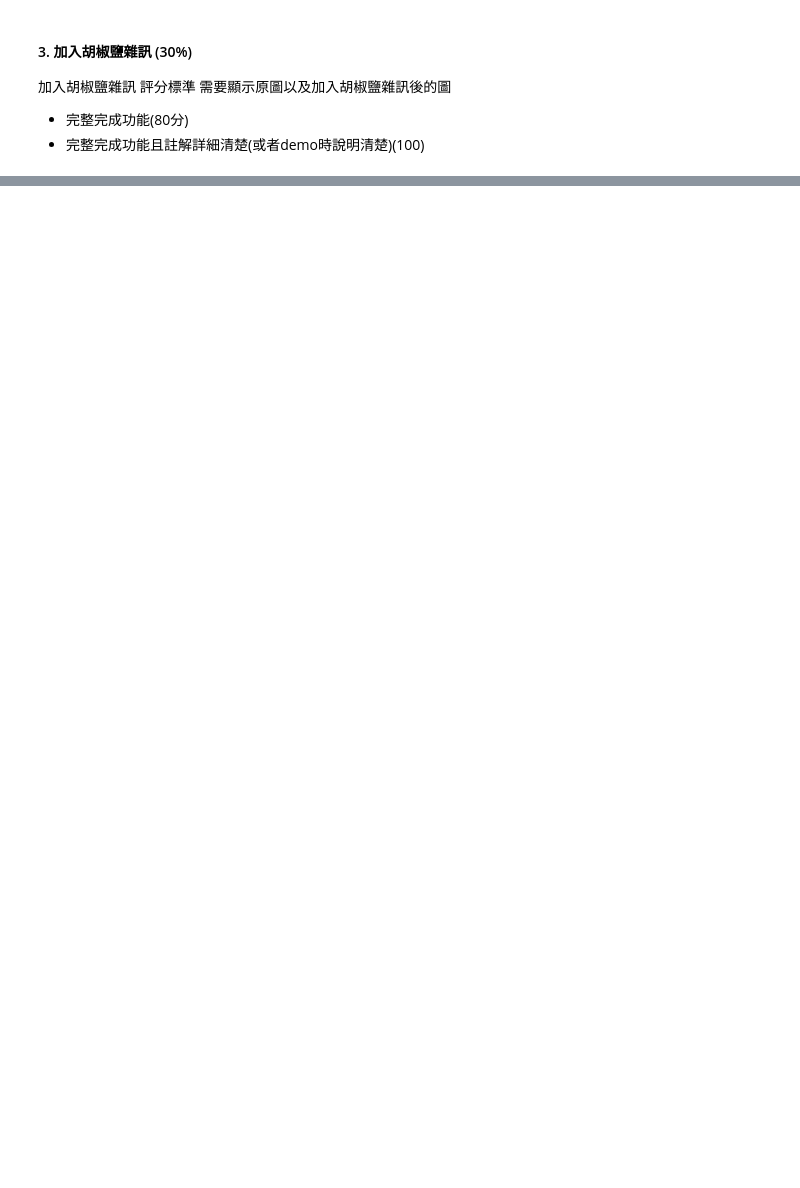
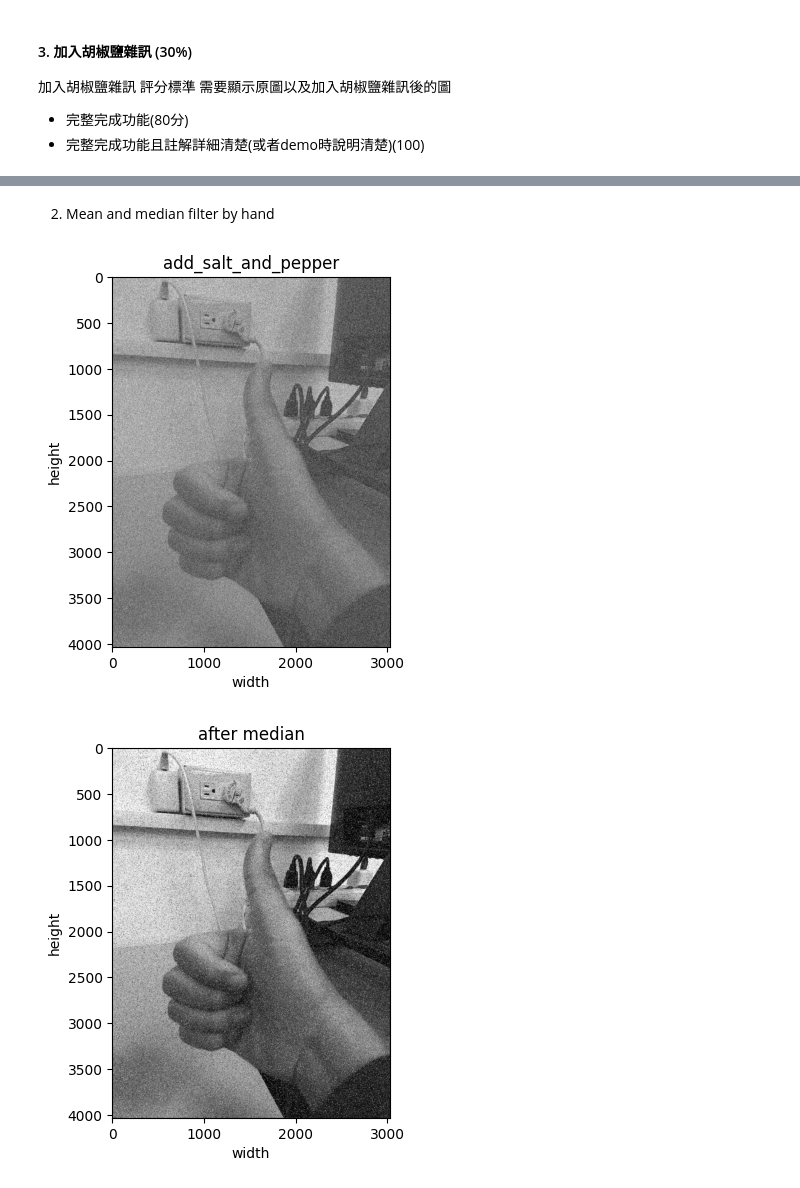
Before and after one commit to hhjjy/capstone, a Jupyter notebook: hw_1.ipynb, the cells around one changed output, grey strips where cells are left out. Drawn from its saved outputs; the diff is of its cells as text; code cells hidden in the pictures; blank space fills up the shorter version.

```diff
--- a/hw_1.ipynb
+++ b/hw_1.ipynb
@@ -197,0 +243,77 @@ show_img(new,title="add salt and pepper",xlabel="width",ylabel="height")
+# %% [markdown]
+2. Mean and median filter by hand
+# %%
+def show_img(img,title,xlabel,ylabel):
+    plt.figure()
+    plt.title(title)
+    plt.imshow(img, cmap='gray')
+    plt.xlabel(xlabel)
+    plt.ylabel(ylabel)
+    plt.show()
+
+def add_salt_and_pepper(img,fraction_salt:float,fraction_pepper:float):
+    row , col = img.shape[0:2]
+    num_salt = int(np.ceil(fraction_salt * img.size ))#無條件進位並轉成整數
+    num_pepper = int(np.ceil(fraction_pepper * img.size ))
+    rand_arr = np.random.rand(img.shape[0],img.shape[1])
+    output = img.copy()
+    # randarr < fraction_salt 產生一個二維陣列 只要符合這個條件的都是true
+    # randarr > (1-fraction_pepper) 產生一個二維陣列 只要符合這個條件的都是true
+    output[rand_arr < fraction_salt] = 255
+    output[rand_arr > (1-fraction_pepper)] = 0
+    return output
+def gussian_filter(img,kernel,kernel_size):
+    r = kernel_size //2 # 圖片半徑 r=2
+    height,width = img.shape[0:2]
+    # 填充
+    padding_img = np.pad(img,(r,r))
+    # print(padding_img)
+    new_img = np.zeros_like(img)
+    for y in range(r,height+r):
+        for x in range(r,width+r):
+            region = padding_img[(y-r):(y+r+1),(x-r):(x+r+1)]# y ,x = 2-2,2+2+1
+            conv = np.sum(region*kernel)
+            new_img[y-2,x-2] = conv
+    return new_img
+def medianblur(img,kernel_size):
+    r = kernel_size //2 # 圖片半徑 r=2
+    height,width = img.shape[0:2]
+    # 填充
+    padding_img = np.pad(img,(r,r))
+    # print(padding_img)
+    new_img = np.zeros_like(img)
+    for y in range(r,height+r):
+        for x in range(r,width+r):
+            region = padding_img[(y-r):(y+r+1),(x-r):(x+r+1)]# y ,x = 2-2,2+2+1
+            new_img[y-2,x-2] = np.median(region)
+    return new_img
+
+def meanblur(img,kernel_size):
+    r = kernel_size //2 # 圖片半徑 r=2
+    height,width = img.shape[0:2]
+    # 填充
+    padding_img = np.pad(img,(r,r))
+    new_img = np.zeros_like(img)
+    for y in range(r,height+r):
+        for x in range(r,width+r):
+            region = padding_img[(y-r):(y+r+1),(x-r):(x+r+1)]# y ,x = 2-2,2+2+1
+            new_img[y-2,x-2] = np.mean(region)
+    return new_img
+
+img = cv2.imread('hw1.jpeg')
+gray_image = cv2.cvtColor(img, cv2.COLOR_BGR2GRAY)
+# 轉成等化圖對比度拉高
+eqHist = cv2.equalizeHist(gray_image)
+# 加入胡椒鹽雜訊 0.3 白點比例 0.3 黑點比例
+add_noise = add_salt_and_pepper(eqHist,0.3,0.3)
+# 中值濾波
+median = medianblur(add_noise,3)  # 手刻濾波器 採用範圍 k = 3
+# 平均值濾波
+avg_blur = meanblur(add_noise,3)  # 手刻濾波器
+# 顯示圖片
+show_img(add_noise,title="add_salt_and_pepper",xlabel="width",ylabel="height")
+show_img(median,title="after median",xlabel="width",ylabel="height")
+show_img(avg_blur,title="after avg",xlabel="width",ylabel="height")
+# %% [output]
+[figure, added]
+[figure, added]
```
Also changed, not shown: parts of 7 cells of this notebook, 9 other files.
